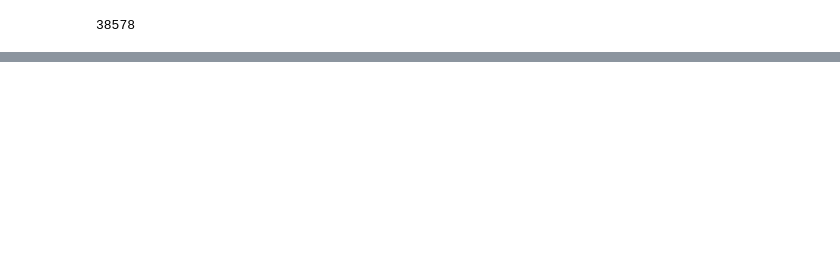
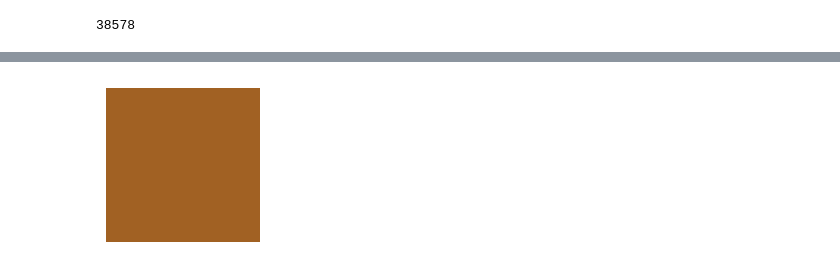
Before and after one commit to CS-433/ml-project-2-kalamariunionen, a Jupyter notebook: exploring_ants.ipynb, the cells around one changed output, grey strips where cells are left out. Saved outputs shown, nothing was run; the diff lists cells and outputs as text; code cells hidden in the pictures; blank space fills up the shorter version.

```diff
--- a/exploring_ants.ipynb
+++ b/exploring_ants.ipynb
@@ -45,0 +81,3 @@ plt.show()
+# %%
+# Read the Excel file
+df = pd.read_excel('/Volumes/T7 Shield/AntProject/colour_digitalization.xlsx', sheet_name='Sheet1', engine='openpyxl')
@@ -45,0 +99,6 @@ plt.show()
+# %%
+mask = df['original_file'].isin(first_100_images)
+index_first_100 = df.index[mask]
+
+# Display the indices
+print(index_first_100)
@@ -45,0 +141,14 @@ plt.show()
+# %%
+#Extracting thorax color value
+color_value = df[['r_thorax', 'g_thorax', 'b_thorax']].iloc[index_first_100[0]]
+# %%
+#Plotting thorax color value
+color = (color_value.iloc[0] / 255, color_value.iloc[1] / 255, color_value.iloc[2] / 255)
+
+# Display the color as a patch
+plt.figure(figsize=(2, 2))
+plt.imshow([[color]])
+plt.axis('off')
+plt.show()
+# %% [output]
+[figure, added]
```
Also changed, not shown: parts of 15 cells of this notebook.
